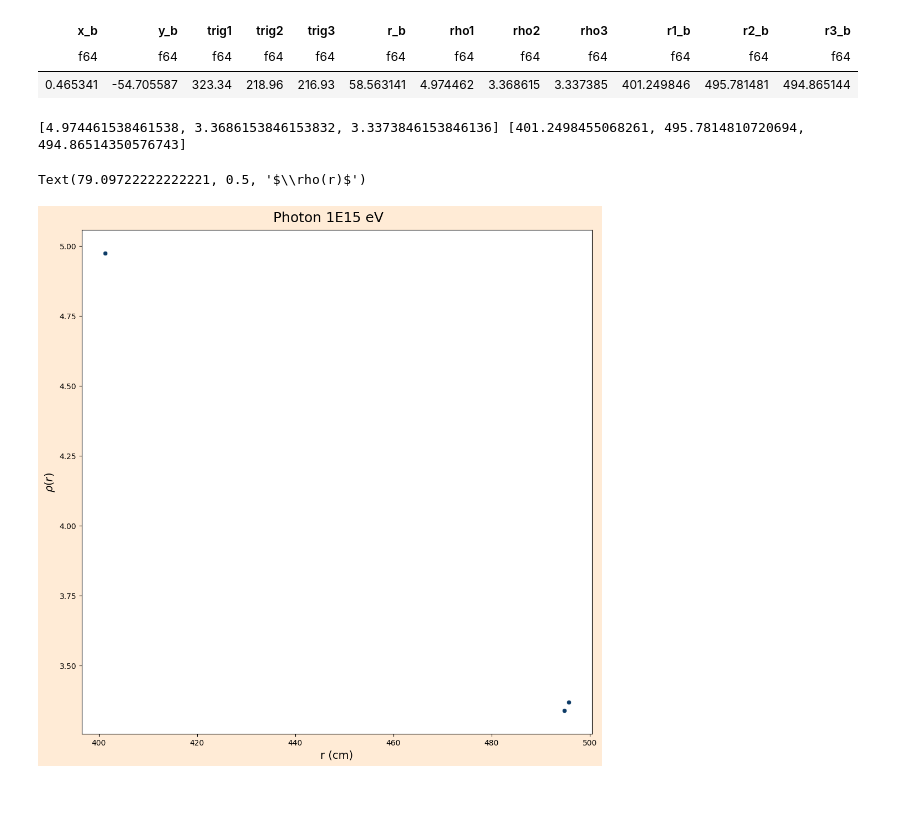
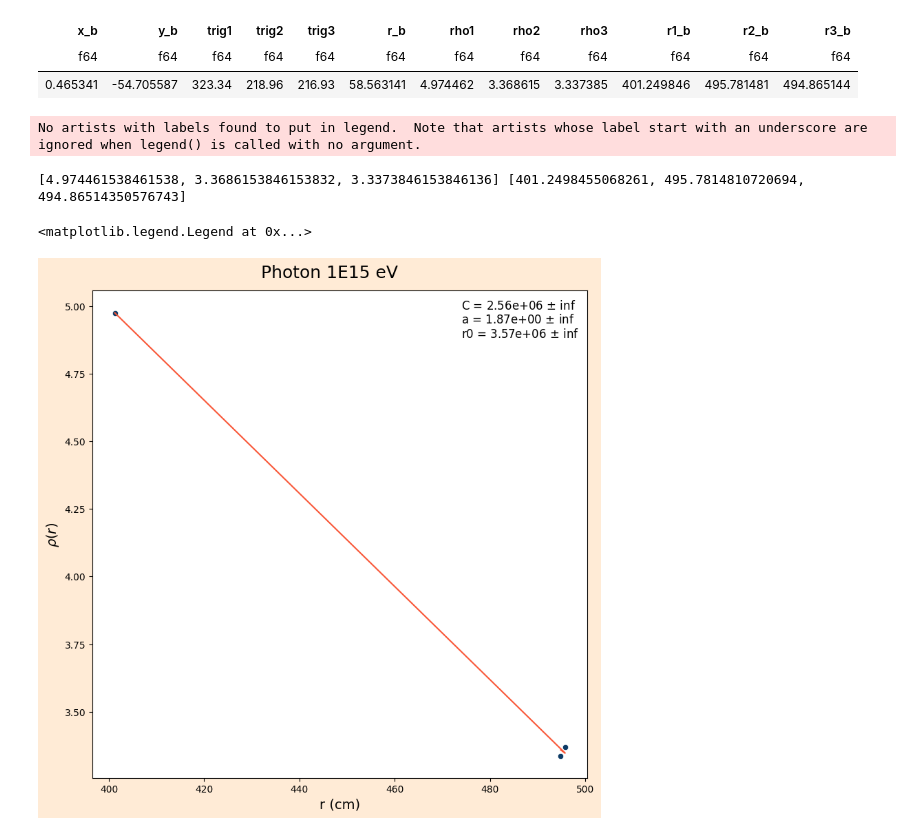
Before and after one commit to lucas-orfei/mestrado, a Jupyter notebook: barycenter.ipynb, the cells around one changed output. Cells and saved outputs as stored; diff of their text form; code cells hidden in the pictures; blank space fills up the shorter version.

```diff
--- a/barycenter.ipynb
+++ b/barycenter.ipynb
@@ -132,25 +132,53 @@ shape: (1, 12)
 # %%
 rho = [
     df2['rho1'][0],
     df2['rho2'][0],
     df2['rho3'][0]
 ]
 
 r_b = [
     df2['r1_b'][0],
     df2['r2_b'][0],
     df2['r3_b'][0]
 ]
 print(rho,r_b)
 
-fig, ax = plt.subplots(1, 1, figsize = (10, 10), facecolor = '#FFEBD6')
+fig, ax = plt.subplots(1, 1, figsize = (8, 8), facecolor = '#FFEBD6')
 fig.suptitle('Photon 1E15 eV', size = 18)
 sns.scatterplot(x = r_b, y = rho, ax = ax, color = '#0D3B66')
 fig.tight_layout()
 
 ax.set_xlabel('r (cm)', size = 14)
 ax.set_ylabel(r'$\rho(r)$', size = 14)
+
+#ax.set_xlim(xmin=0)
+#ax.set_ylim(ymin=0)
+
+# Como b varia pouco, vou deixá-lo constante
+def f_model(x, c, a, r0):
+    return ((c/r0**2)*(x/r0)**(-a)*(1+x/r0)**(-3))
+
+popt, pcov = curve_fit(
+    f=f_model,
+    xdata=r_b,
+    ydata=rho,
+    p0=(30000,1,10000),
+    maxfev = 3000
+    #sigma=df["Dy"]
+)
+c_opt, a_opt, r0_opt = popt
+
+inc = np.sqrt(np.diag(pcov))
+
+y = f_model(r_b,c_opt, a_opt, r0_opt)
+
+plt.plot(r_b, y, color = '#F95738')
+
+ax.legend(title = 'C = {:.2e} $\pm$ {:.2e}\na = {:.2e} $\pm$ {:.2e}\nr0 = {:.2e} $\pm$ {:.2e}'
+          .format(c_opt,inc[0],a_opt,inc[1],r0_opt,inc[2]),
+          title_fontsize = 12, facecolor = 'white', frameon = False)
 # %% [output]
-[4.974461538461538, 3.3686153846153832, 3.3373846153846136] [401.2498455068261, 495.7814810720694, 494.86514350576743]
+No artists with labels found to put in legend.  Note that artists whose label start with an underscore are ignored when legend() is called with no argument.
-Text(79.09722222222221, 0.5, '$\\rho(r)$')
+[4.974461538461538, 3.3686153846153832, 3.3373846153846136] [401.2498455068261, 495.7814810720694, 494.86514350576743]
+<matplotlib.legend.Legend at 0x...>
-[figure, old version]
+[figure, new version]
```
Also changed, not shown: parts of 2 cells of this notebook.
